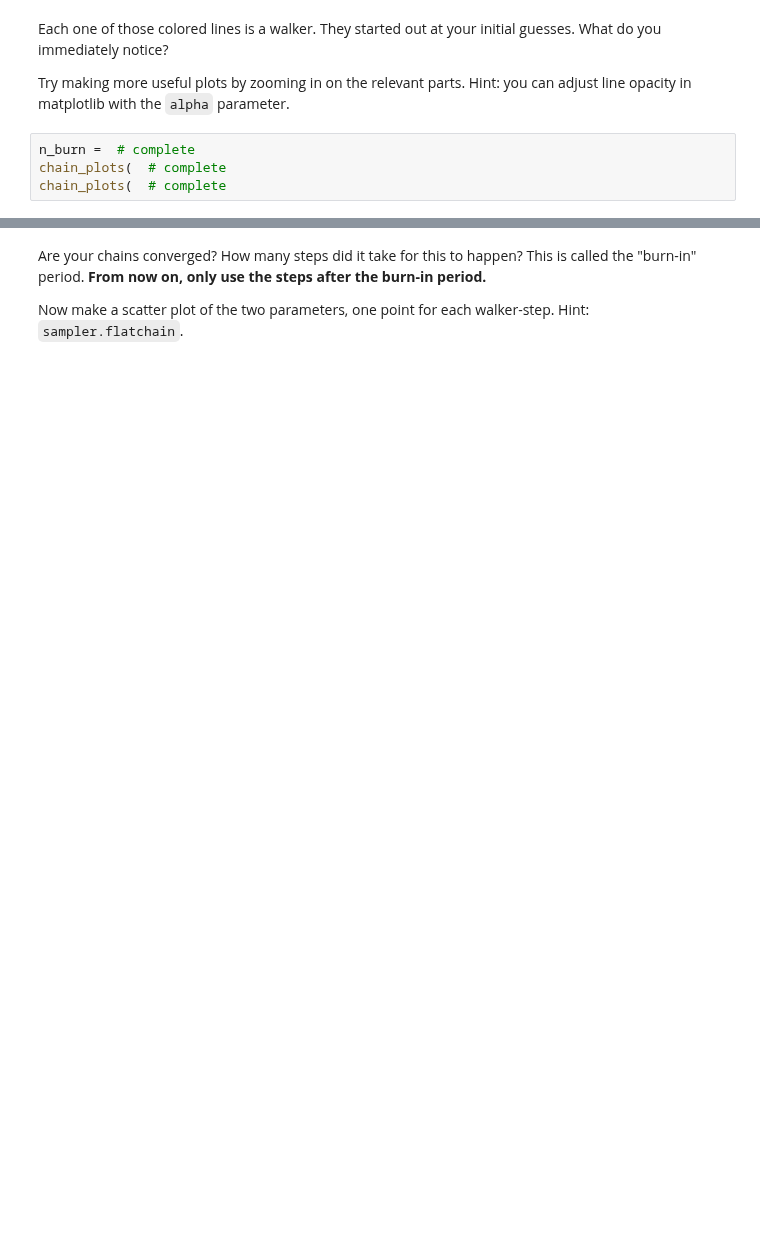
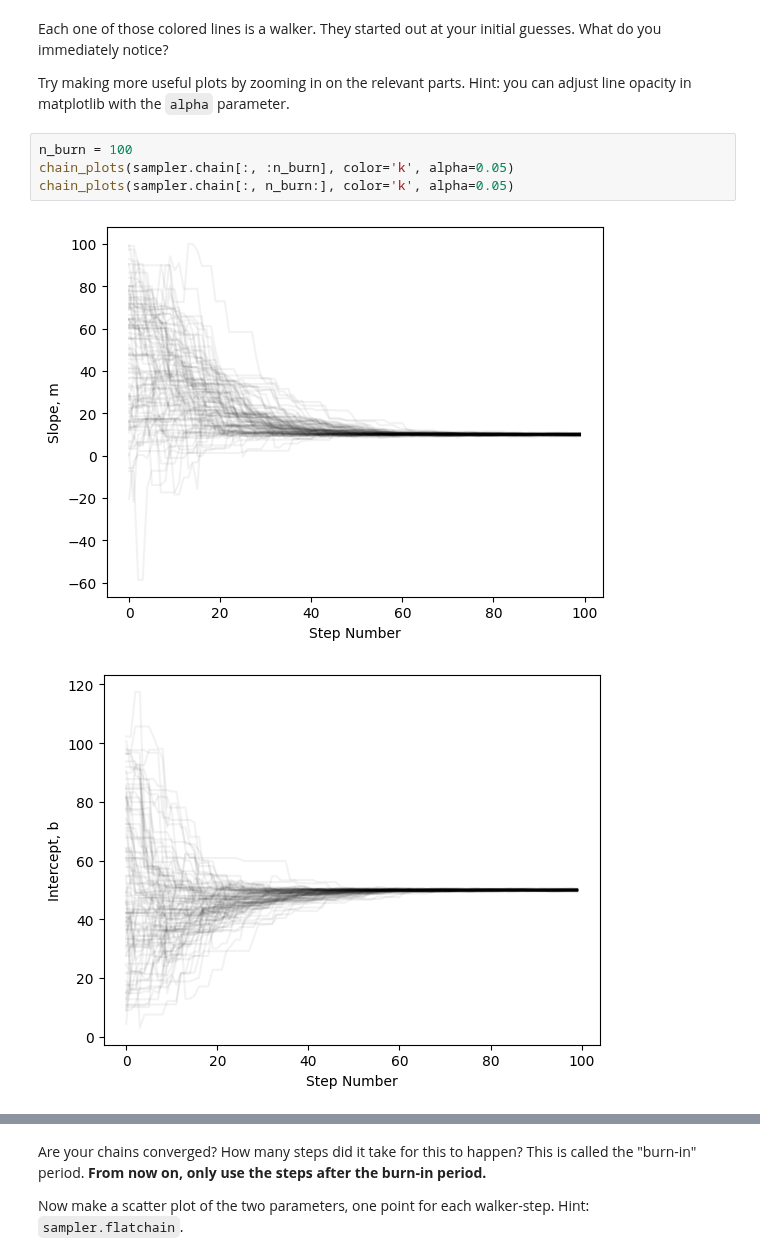
Before and after one commit to ASTR154/bayesian-statistics, a Jupyter notebook: mcmc_line_fitting.ipynb, the cells around one changed output, grey strips where cells are left out. Drawn from its saved outputs; the diff is of its cells as text; blank space fills up the shorter version.

```diff
--- a/mcmc_line_fitting.ipynb
+++ b/mcmc_line_fitting.ipynb
@@ -96,7 +195,10 @@ chain_plots(sampler.chain)
 Each one of those colored lines is a walker. They started out at your initial guesses. What do you immediately notice?
 
 Try making more useful plots by zooming in on the relevant parts. Hint: you can adjust line opacity in matplotlib with the `alpha` parameter.
-# %%
-n_burn =  # complete
-chain_plots(  # complete
-chain_plots(  # complete
+# %%
+n_burn = 100
+chain_plots(sampler.chain[:, :n_burn], color='k', alpha=0.05)
+chain_plots(sampler.chain[:, n_burn:], color='k', alpha=0.05)
+# %% [output]
+[figure, added]
+[figure, added]
```
Also changed, not shown: parts of 17 cells of this notebook.
